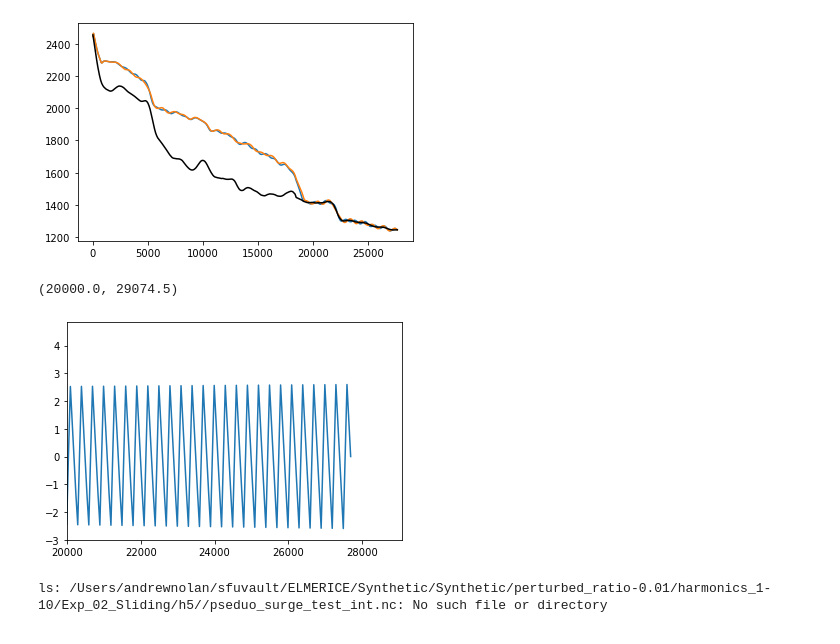
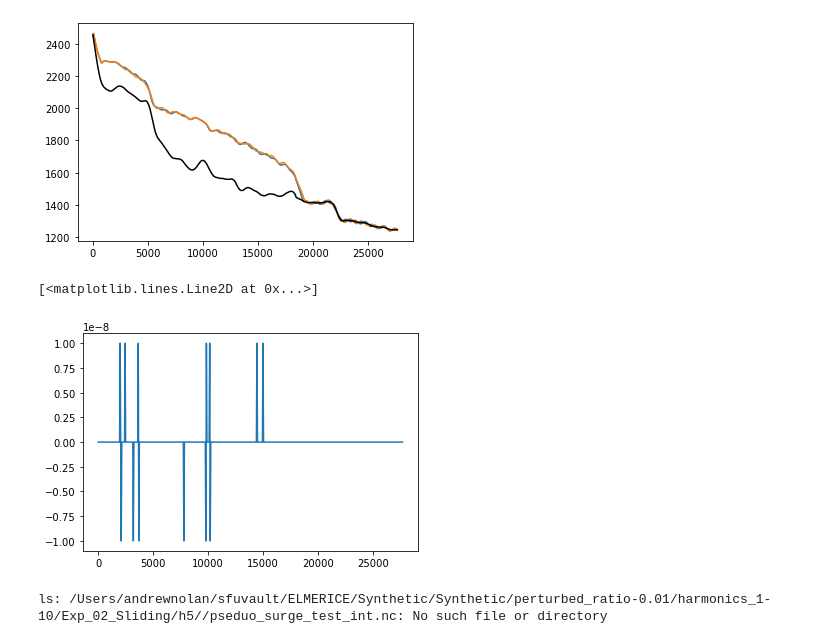
Before and after one commit to andrewdnolan/Harmonic_Beds, a Jupyter notebook: elmer/Notebooks/04.NS_postprocessing.ipynb, the cells around one changed output. Saved outputs shown, nothing was run; the diff lists cells and outputs as text; code cells hidden in the pictures.

```diff
--- a/elmer/Notebooks/04.NS_postprocessing.ipynb
+++ b/elmer/Notebooks/04.NS_postprocessing.ipynb
@@ -16,7 +16,7 @@ import matplotlib.colors as mcolors
 
 plt.rcParams['text.usetex'] = False
 # %%
-bed  = xr.load_dataset('../Synthetic/farinotti_corrected/dx50/exp_01_elevation_dependent/hdf5/LK_PRE_2000a_dt_1_dx_50_MB_1.90_OFF.nc').isel(t=0).z_s
+bed  = xr.load_dataset('../Synthetic/exp_01_elevation_dependent/hdf5/LK_PRE_2000a_dt_1_dx_50_MB_1.90_OFF.nc').isel(t=0).z_s
 test = xr.load_dataset("/Users/andrewnolan/OneDrive - Simon Fraser University (1sfu)/Harmonic_Beds_DataShare/R_0.01/pseudo_k_01-15_10a_dt_0.1_dx_50_mb_1.96_off.nc")
 test["H"] = test.z_s - test.z_b
 # %%
@@ -76,14 +76,14 @@ plt.axhline(0.0, c='k', ls=':', lw=1.0)
 # %%
 fp      = '/Users/andrewnolan/OneDrive - Simon Fraser University (1sfu)/Harmonic_Beds_DataShare/R_0.01/*'
 files   = sorted(glob.glob(fp))
-files.append(files.pop(0))
+files.append(files.pop(1))
 
 xarrays = []
 for file in files:
     xarrays.append(xr.open_dataset(file))
 
 mf_dataset = xr.concat(xarrays,
-                       pd.Index(np.arange(1,17), name='k'))
+                       pd.Index(np.arange(0,17), name='k'))
 # %%
 string = """\
 WARNING:
@@ -168,12 +178,10 @@ plt.savefig('/Users/andrewnolan/Desktop/k=8.png', dpi=400, bbox_inches='tight',
 # %% [output]
 [figure]
 # %%
-plt.plot(mf_dataset.x[::-1], mf_dataset.isel(k=2, t=-1).z_s - mf_dataset.isel(k=1, t=-1).z_s)
-plt.ylim(-3, None)
-plt.xlim(20000, None)
+plt.plot(mf_dataset.x[::-1], mf_dataset.isel(k=1, t=0).z_b - mf_dataset.isel(k=0, t=0).z_b)
 # %% [output]
-(20000.0, 29074.5)
+[<matplotlib.lines.Line2D at 0x...>]
-[figure, old version]
+[figure, new version]
 # %%
 # import numpy as np
 # import xarray as xr
```
Also changed, not shown: parts of 7 cells of this notebook, 12 other files.
